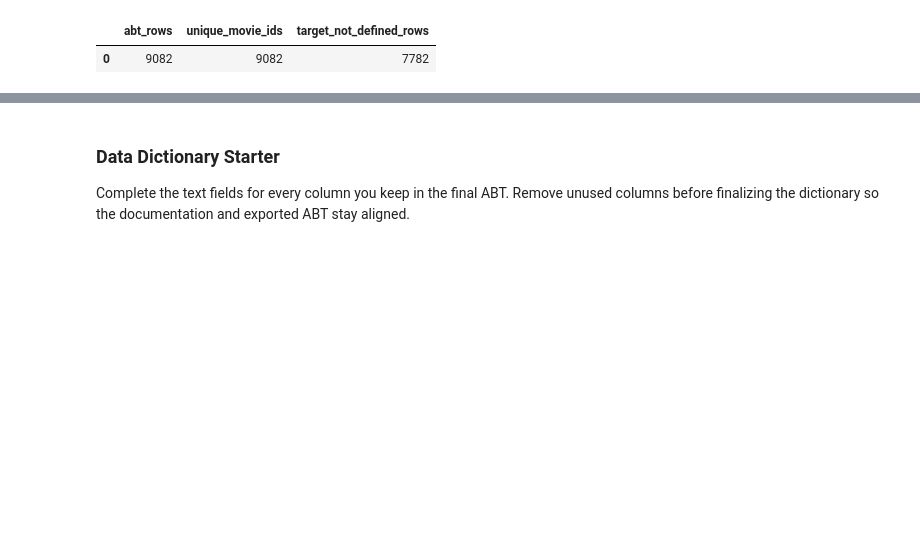
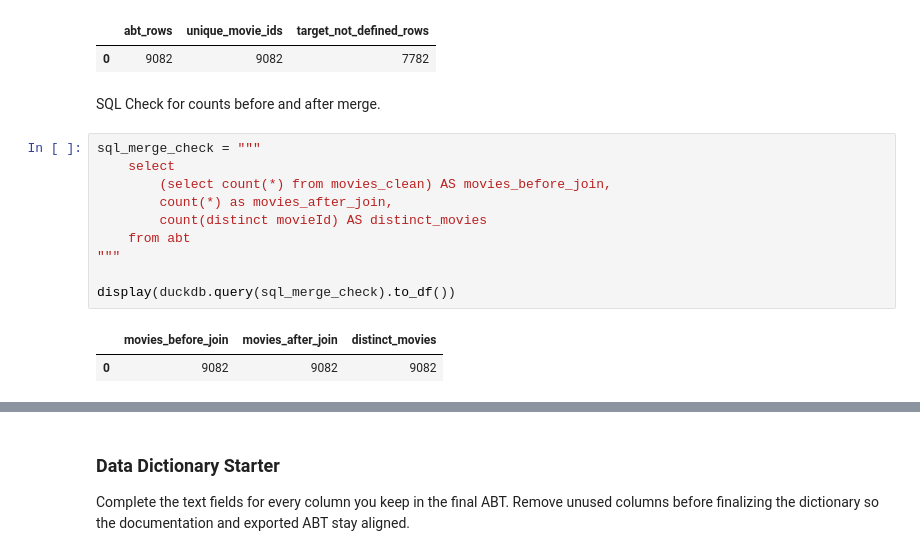
Before and after one commit to tmack92/ban6003-projectoption1-movies, a Jupyter notebook: notebooks/movies_project_starter.ipynb, the cells around one changed output, grey strips where cells are left out. Saved outputs shown, nothing was run; the diff lists cells and outputs as text; blank space fills up the shorter version.

```diff
--- a/notebooks/movies_project_starter.ipynb
+++ b/notebooks/movies_project_starter.ipynb
@@ -585,3 +606,18 @@ sql_abt_check
 # %% [output]
 |  | abt_rows | unique_movie_ids | target_not_defined_rows |
 | 0 | 9082 | 9082 | 7782 |
+# %% [markdown]
+SQL Check for counts before and after merge.
+# %%
+sql_merge_check = """
+    select
+        (select count(*) from movies_clean) AS movies_before_join,
+        count(*) as movies_after_join,
+        count(distinct movieId) AS distinct_movies
+    from abt
+"""
+
+display(duckdb.query(sql_merge_check).to_df())
+# %% [output]
+|  | movies_before_join | movies_after_join | distinct_movies |
+| 0 | 9082 | 9082 | 9082 |
```
Also changed, not shown: parts of 12 cells of this notebook.
